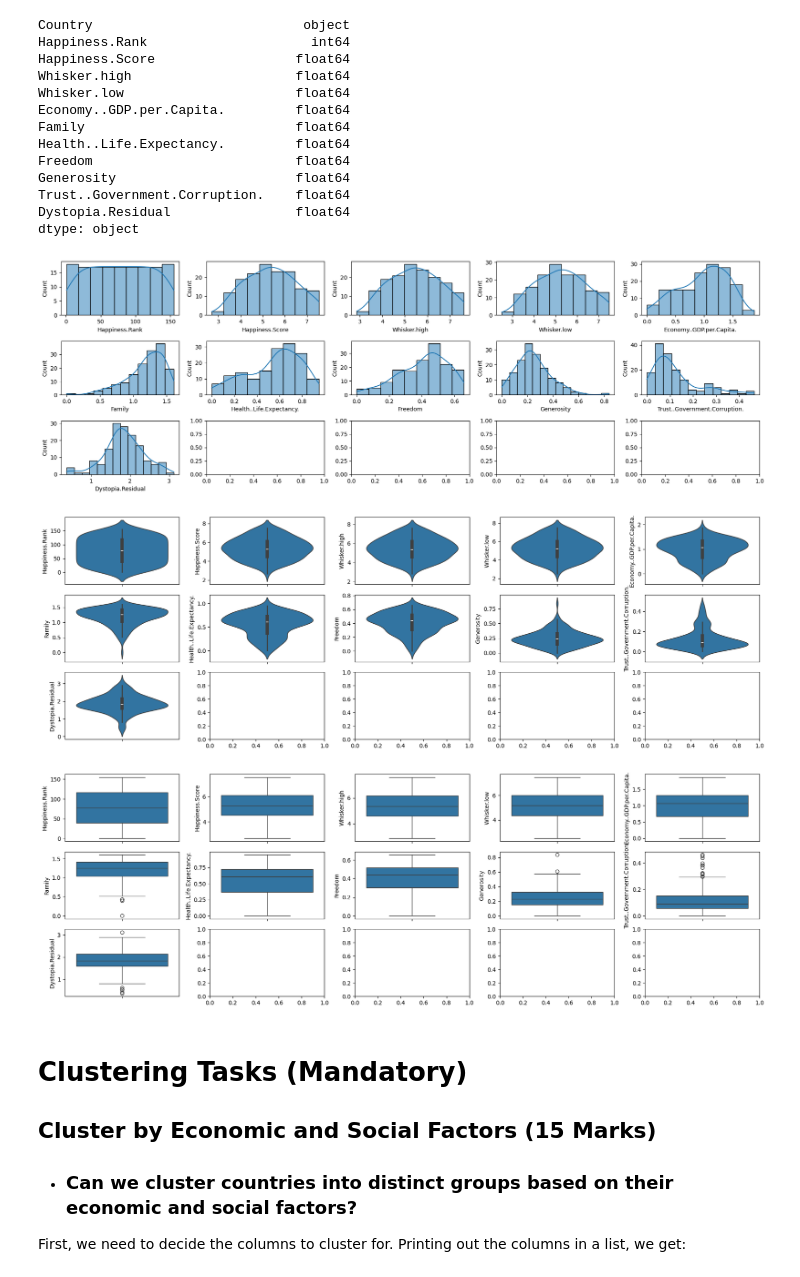
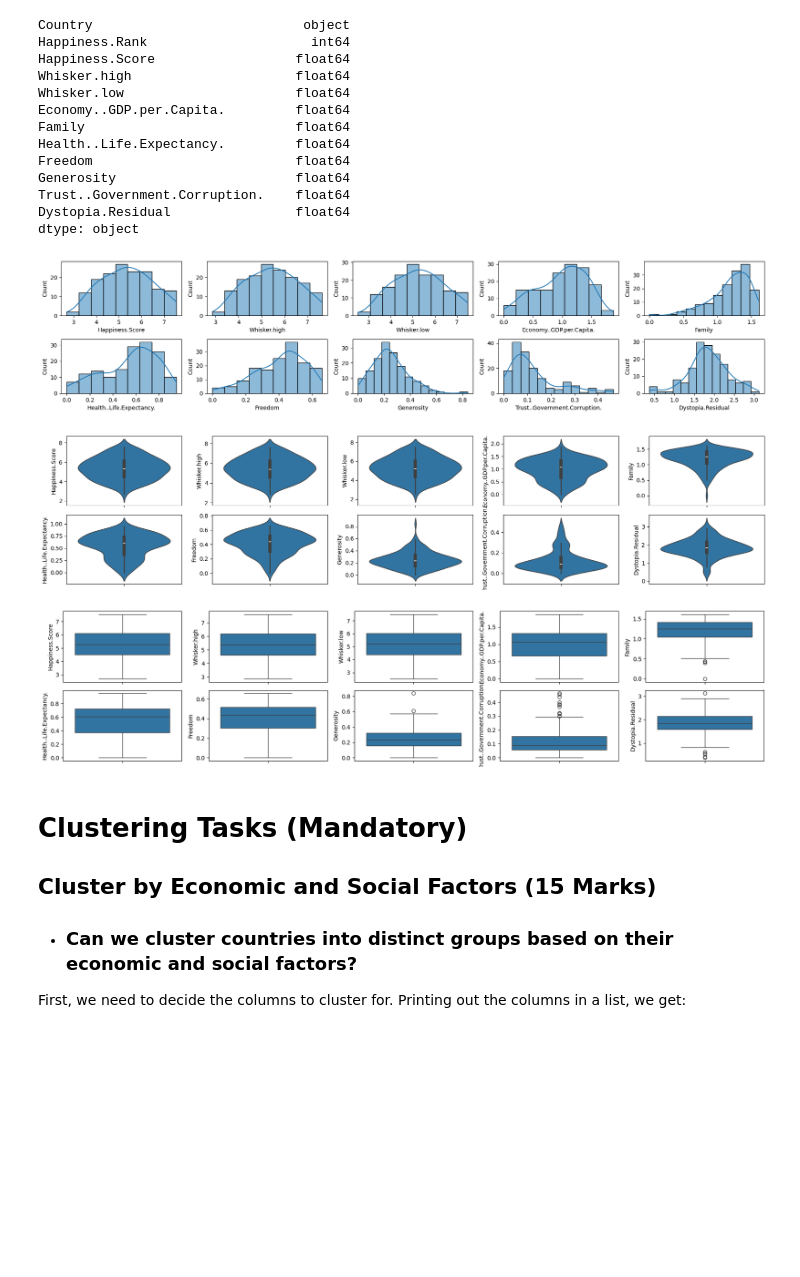
Before and after one commit to Vovegog/IBE400---Group-Project, a Jupyter notebook: groupProject.ipynb, the cells around one changed output. Drawn from its saved outputs; the diff is of its cells as text; code cells hidden in the pictures; blank space fills up the shorter version.

Commit message:
Created an EDA dataframe for plotting and analysis

```diff
--- a/groupProject.ipynb
+++ b/groupProject.ipynb
@@ -90,20 +91,20 @@ dtype: object
 # %%
 # Preliminary data cleaning/EDA
 # df.isnull().sum() -> no missing values
 # Drop country column for plotting
-eda_df = df.drop(columns='Country')
+eda_df = df.drop(columns=['Country', 'Happiness.Rank'])
 
 utils.histplot_maker(eda_df)
 # %% [output]
-[figure, old version]
+[figure, new version]
 # %%
 utils.violinplot_maker(eda_df)
 # %% [output]
-[figure, old version]
+[figure, new version]
 # %%
 utils.boxplot_maker(eda_df)
 # %% [output]
-[figure, old version]
+[figure, new version]
 # %% [markdown]
 # Clustering Tasks (Mandatory)
 
```
Also changed, not shown: parts of 7 cells of this notebook.
